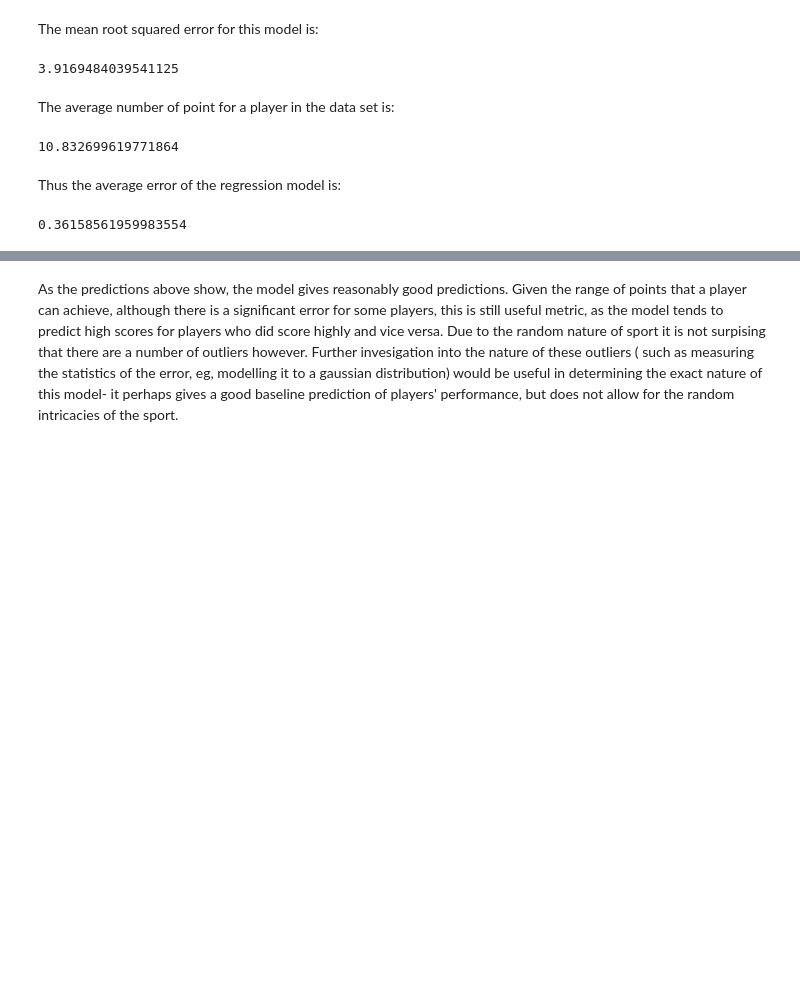
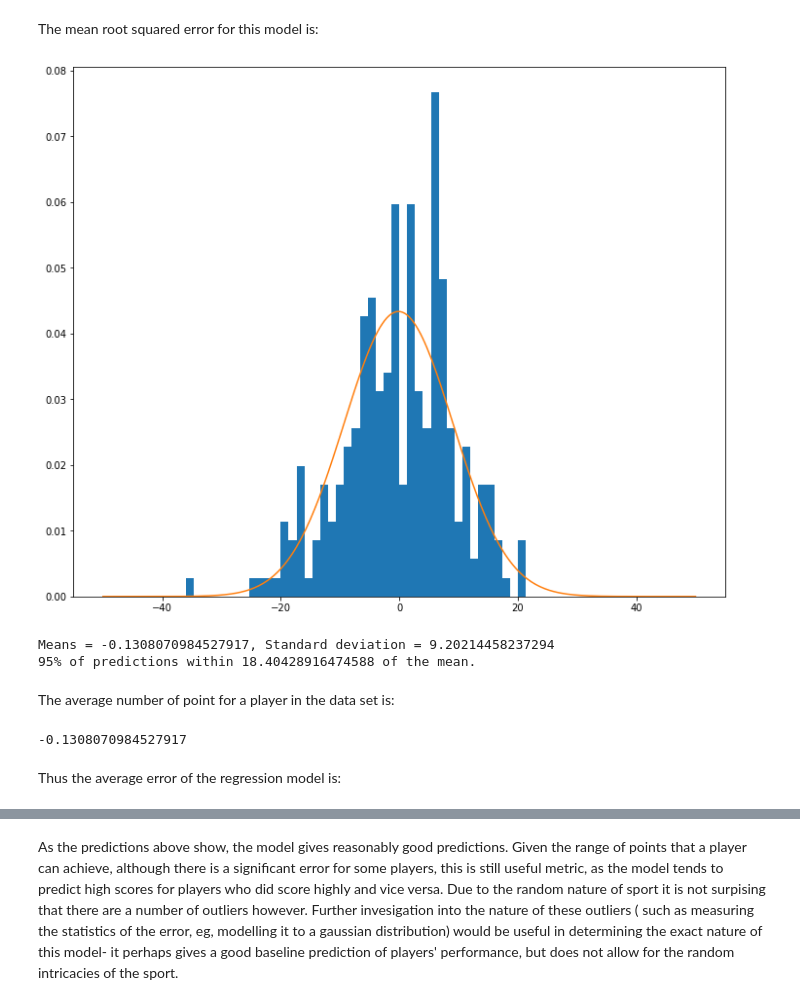
Before and after one commit to tam663/example-work, a Jupyter notebook: Python/Machine-Learning-for-Fantasy-Football/Fantasy-Football-Predictions.ipynb, the cells around one changed output, grey strips where cells are left out. Drawn from its saved outputs; the diff is of its cells as text; code cells hidden in the pictures; blank space fills up the shorter version.

Commit message:
FF machine learning notebook updated with plots

```diff
--- a/Python/Machine-Learning-for-Fantasy-Football/Fantasy-Football-Predictions.ipynb
+++ b/Python/Machine-Learning-for-Fantasy-Football/Fantasy-Football-Predictions.ipynb
@@ -70,7 +70,8 @@ Since the data set being used is large, and given that players in different posi
 # %%
 variables = ["assists", "attempted_passes", "big_chances_missed", "clean_sheets", "completed_passes",
              "creativity", "dribbles", "goals_conceded", "goals_scored", "ict_index", "key_passes",
-            "transfers_in", "transfers_out", "value", "bps", "total_points", "future_points", "round", "minutes"]
+            "transfers_in", "transfers_out", "value", "bps", "total_points", "future_points", "round", "minutes",
+            "selected", "red_cards", "threat", "transfers_balance"]
 dat = dat[variables]
 dat.head()
 # %% [output]
@@ -307,7 +305,20 @@ def Sequence_data_i(passed_directory, length):
     for filename in os.listdir(f"{passed_directory}"):
         if filename.endswith(".csv"):
             df = pd.read_csv(f"{passed_directory}/{filename}", index_col="round")
-            input_df = df[["value", "transfers_in", "transfers_out", 'bps', 'ict_index', 'minutes', "goals_scored", "goals_conceded",'future_points']]  # performance predictior network from 'bps', 'ict_index', 'minutes'
+            input_df = df[['value',
+                           'transfers_in',
+                           'transfers_out',
+                           'bps',
+                           'ict_index',
+                           'minutes',
+                           'selected',
+                           'goals_scored',
+                           'goals_conceded',
+                           'red_cards',
+                           'creativity',
+                           'threat',
+                           'transfers_balance',
+                          'future_points']]
             prev_days = deque(maxlen=SEQ_LEN)
             for i in input_df.values:
                 prev_days.append([n for n in i[:-1]])
@@ -318,7 +329,7 @@ def Sequence_data_i(passed_directory, length):
     #normal_data = min_max_scaler.fit_transform(np.array(sequential_data))
     return sequential_data
 
-Length = 3
+Length = 6
 x1 = []
 Y2 = []
 two= Sequence_data_i(working_dir, Length)
@@ -402,3 +418,5 @@ INFO:tensorflow:Assets written to: models/logs/fit/_Length=3_Dropout=0.2_LR=0.00
+# %%
+ResultDist = pd.DataFrame(columns =['Predicted', 'Actual', 'Error'])
 # %%
 player_list = pd.read_csv(f'raw_data/2019-20/player_idlist.csv')
 time_period = Length
@@ -462,6 +478,2 @@ predicted: -0.015140801668167114
 # %% [markdown]
 The mean root squared error for this model is:
-# %%
-totalerror/len(player_list)
-# %% [output]
-3.9169484039541125
@@ -468,12 +483,30 @@ totalerror/len(player_list)
+# %%
+data = ResultDist['Error'].values
+plt.figure(figsize=(12,10))
+plt.hist(data, bins=60, range=(-40,40), density=True)
+from scipy import stats
+# find minimum and maximum of xticks, so we know
+# where we should compute theoretical distribution
+xt = plt.xticks()[0]
+xmin, xmax = min(xt), max(xt)
+lnspc = np.linspace(xmin, xmax, len(data))
+
+# lets try the normal distribution first
+m, s = stats.norm.fit(data) # get mean and standard deviation
+pdf_g = stats.norm.pdf(lnspc, m, s) # now get theoretical values in our interval
+plt.plot(lnspc, pdf_g, label="Norm") # plot it
+plt.show()
+print(f"Means = {m}, Standard deviation = {s}")
+print(f"95% of predictions within {2*s} of the mean.")
+# %% [output]
+[figure, added]
+Means = -0.1308070984527917, Standard deviation = 9.20214458237294
+95% of predictions within 18.40428916474588 of the mean.
 # %% [markdown]
 The average number of point for a player in the data set is:
-# %%
-TOTAV/TOT
-# %% [output]
-10.832699619771864
+# %%
+m
+# %% [output]
+-0.1308070984527917
 # %% [markdown]
 Thus the average error of the regression model is:
-# %%
-(totalerror/(len(player_list)))/(TOTAV/TOT)
-# %% [output]
-0.36158561959983554
```
Also changed, not shown: parts of 10 cells of this notebook.
